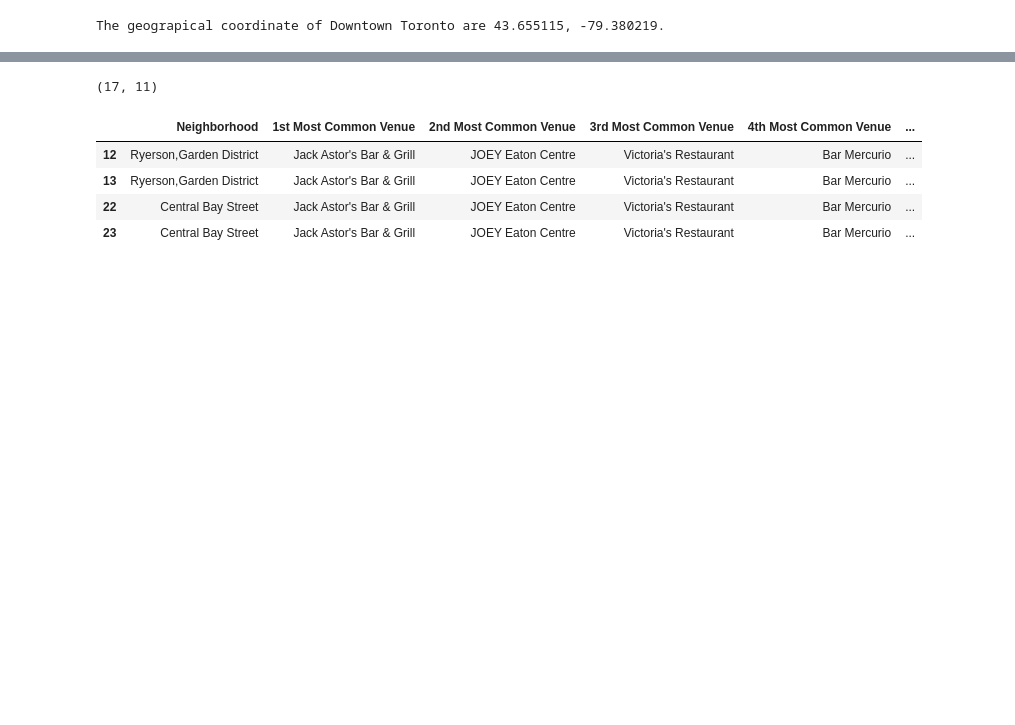
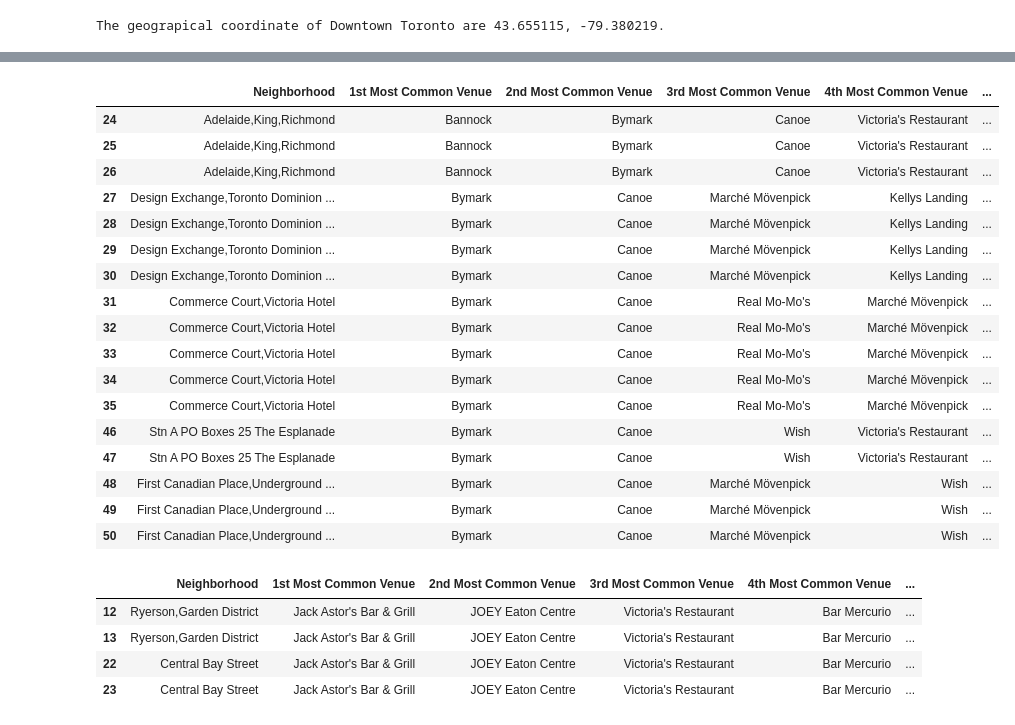
Before and after one commit to tosicky/Coursera_Capstone, a Jupyter notebook: Battle_of_the_neighborhood.ipynb, the cells around one changed output, grey strips where cells are left out. Saved outputs shown, nothing was run; the diff lists cells and outputs as text; code cells hidden in the pictures; blank space fills up the shorter version.

```diff
--- a/Battle_of_the_neighborhood.ipynb
+++ b/Battle_of_the_neighborhood.ipynb
@@ -513,7 +529,24 @@ downtown_neigh_merged.loc[downtown_neigh_merged['Cluster Labels'] == 0, downtown
 # %%
-downtown_neigh_merged.loc[downtown_neigh_merged['Cluster Labels'] == 1, downtown_neigh_merged.columns[[0] + list(range(4, downtown_neigh_merged.shape[1]))]].shape
+downtown_neigh_merged.loc[downtown_neigh_merged['Cluster Labels'] == 1, downtown_neigh_merged.columns[[0] + list(range(4, downtown_neigh_merged.shape[1]))]]
 # %% [output]
-(17, 11)
+|  | Neighborhood | 1st Most Common Venue | 2nd Most Common Venue | 3rd Most Common Venue | 4th Most Common Venue | ... |
+| 24 | Adelaide,King,Richmond | Bannock | Bymark | Canoe | Victoria's Restaurant | ... |
+| 25 | Adelaide,King,Richmond | Bannock | Bymark | Canoe | Victoria's Restaurant | ... |
+| 26 | Adelaide,King,Richmond | Bannock | Bymark | Canoe | Victoria's Restaurant | ... |
+| 27 | Design Exchange,Toronto Dominion ... | Bymark | Canoe | Marché Mövenpick | Kellys Landing | ... |
+| 28 | Design Exchange,Toronto Dominion ... | Bymark | Canoe | Marché Mövenpick | Kellys Landing | ... |
+| 29 | Design Exchange,Toronto Dominion ... | Bymark | Canoe | Marché Mövenpick | Kellys Landing | ... |
+| 30 | Design Exchange,Toronto Dominion ... | Bymark | Canoe | Marché Mövenpick | Kellys Landing | ... |
+| 31 | Commerce Court,Victoria Hotel | Bymark | Canoe | Real Mo-Mo's | Marché Mövenpick | ... |
+| 32 | Commerce Court,Victoria Hotel | Bymark | Canoe | Real Mo-Mo's | Marché Mövenpick | ... |
+| 33 | Commerce Court,Victoria Hotel | Bymark | Canoe | Real Mo-Mo's | Marché Mövenpick | ... |
+| 34 | Commerce Court,Victoria Hotel | Bymark | Canoe | Real Mo-Mo's | Marché Mövenpick | ... |
+| 35 | Commerce Court,Victoria Hotel | Bymark | Canoe | Real Mo-Mo's | Marché Mövenpick | ... |
+| 46 | Stn A PO Boxes 25 The Esplanade | Bymark | Canoe | Wish | Victoria's Restaurant | ... |
+| 47 | Stn A PO Boxes 25 The Esplanade | Bymark | Canoe | Wish | Victoria's Restaurant | ... |
+| 48 | First Canadian Place,Underground ... | Bymark | Canoe | Marché Mövenpick | Wish | ... |
+| 49 | First Canadian Place,Underground ... | Bymark | Canoe | Marché Mövenpick | Wish | ... |
+| 50 | First Canadian Place,Underground ... | Bymark | Canoe | Marché Mövenpick | Wish | ... |
 # %%
 downtown_neigh_merged.loc[downtown_neigh_merged['Cluster Labels'] == 3, downtown_neigh_merged.columns[[0] + list(range(4, downtown_neigh_merged.shape[1]))]]
 # %% [output]
```
Also changed, not shown: parts of 1 cell of this notebook.
